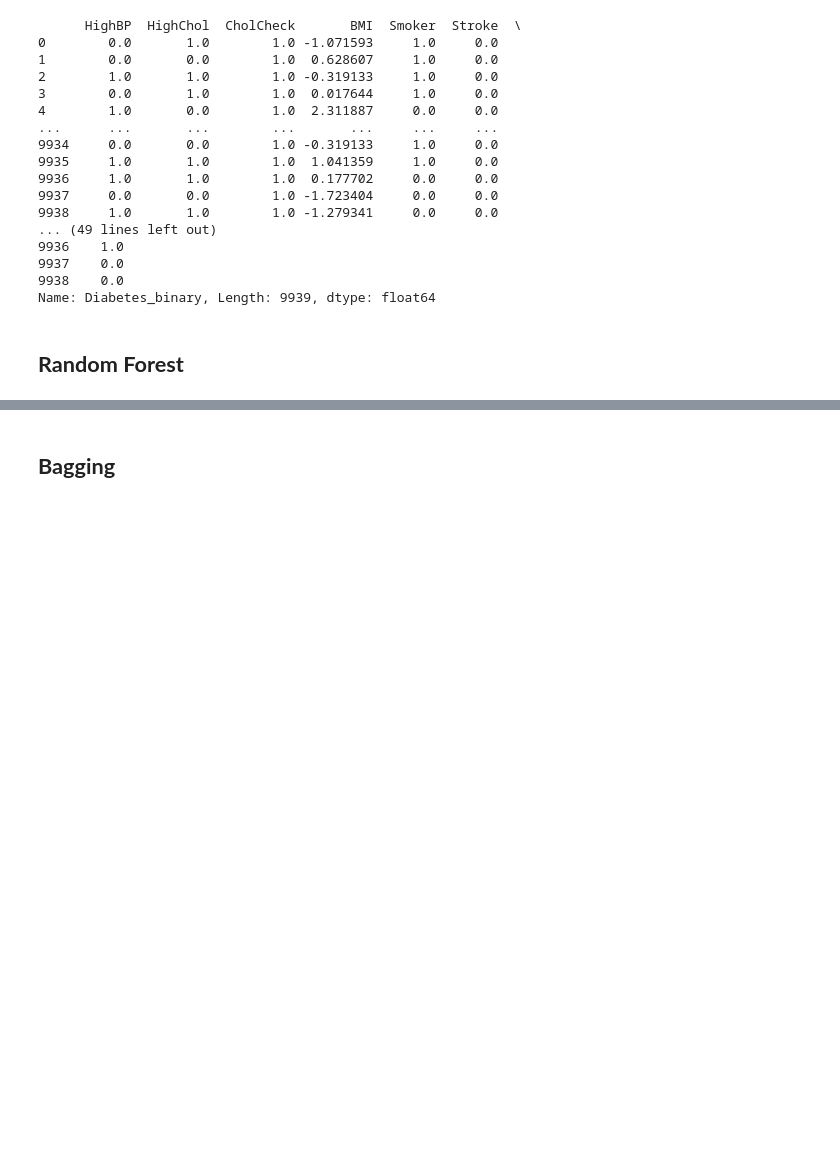
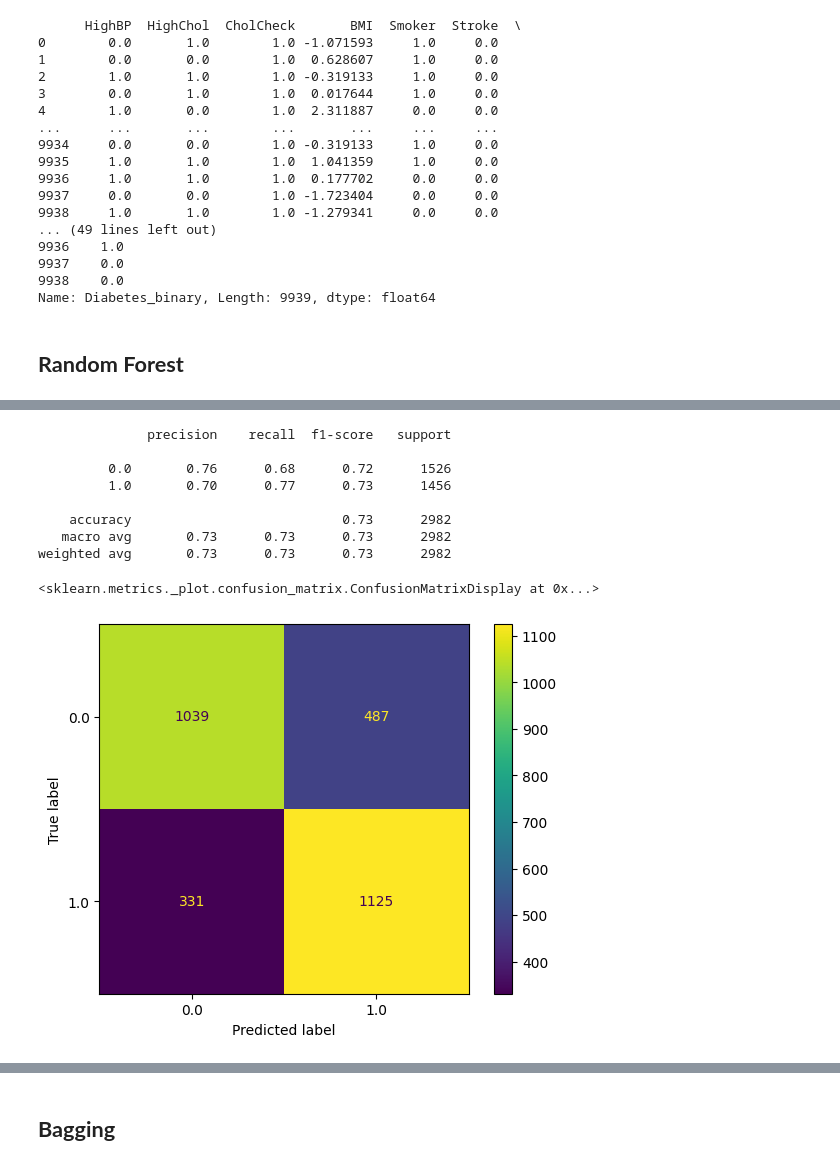
Before and after one commit to yasin281/data-mining-p2, a Jupyter notebook: src/Ensembles.ipynb, the cells around one changed output, grey strips where cells are left out. Cells and saved outputs as stored; diff of their text form; code cells hidden in the pictures; blank space fills up the shorter version.

```diff
--- a/src/Ensembles.ipynb
+++ b/src/Ensembles.ipynb
@@ -130,0 +272,15 @@ print(clf.best_score_)
+# %%
+predictions = clf.best_estimator_.predict(X_test)
+print(classification_report(y_test, predictions))
+ConfusionMatrixDisplay.from_predictions(y_test,predictions)
+# %% [output]
+              precision    recall  f1-score   support
+
+         0.0       0.76      0.68      0.72      1526
+         1.0       0.70      0.77      0.73      1456
+
+    accuracy                           0.73      2982
+   macro avg       0.73      0.73      0.73      2982
+weighted avg       0.73      0.73      0.73      2982
+<sklearn.metrics._plot.confusion_matrix.ConfusionMatrixDisplay at 0x...>
+[figure, added]
```
Also changed, not shown: parts of 45 cells of this notebook.
